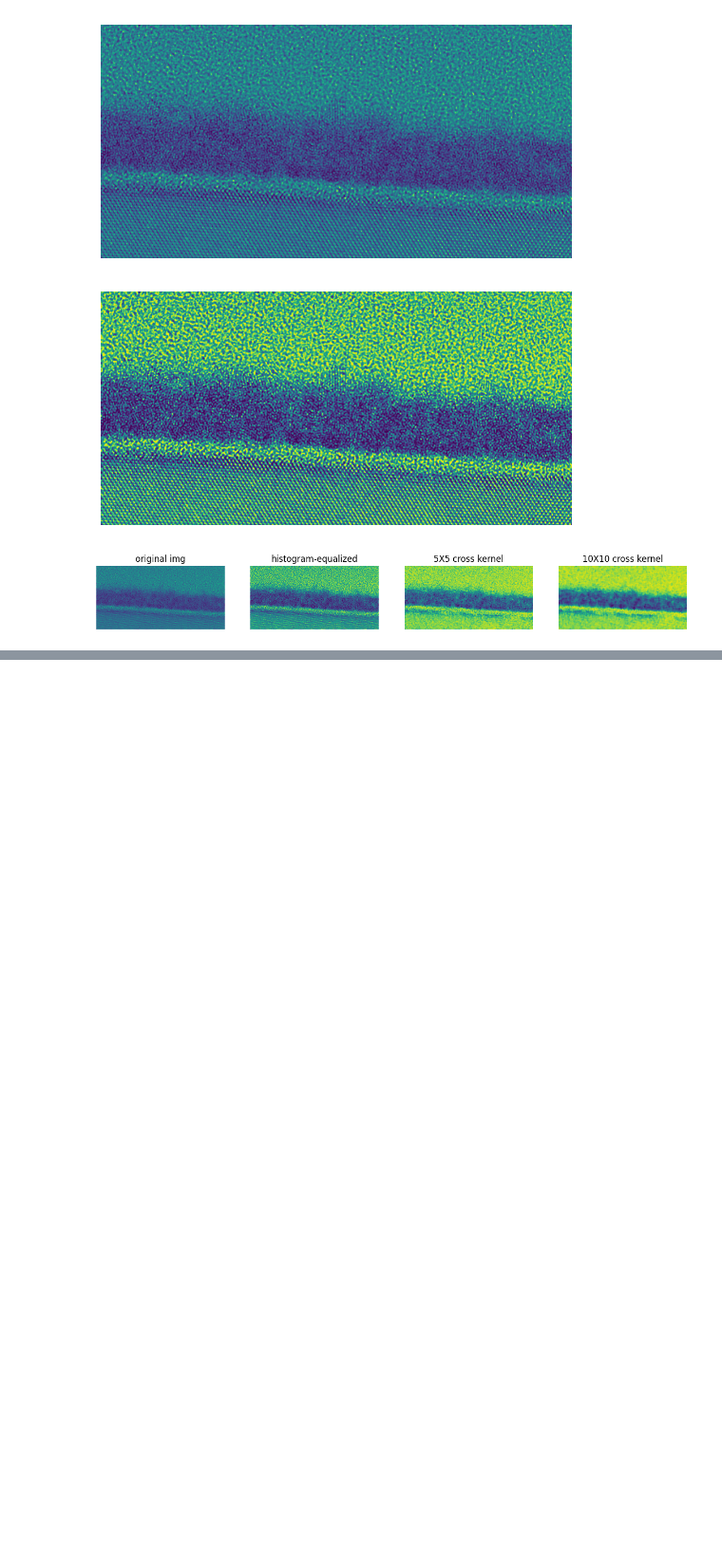
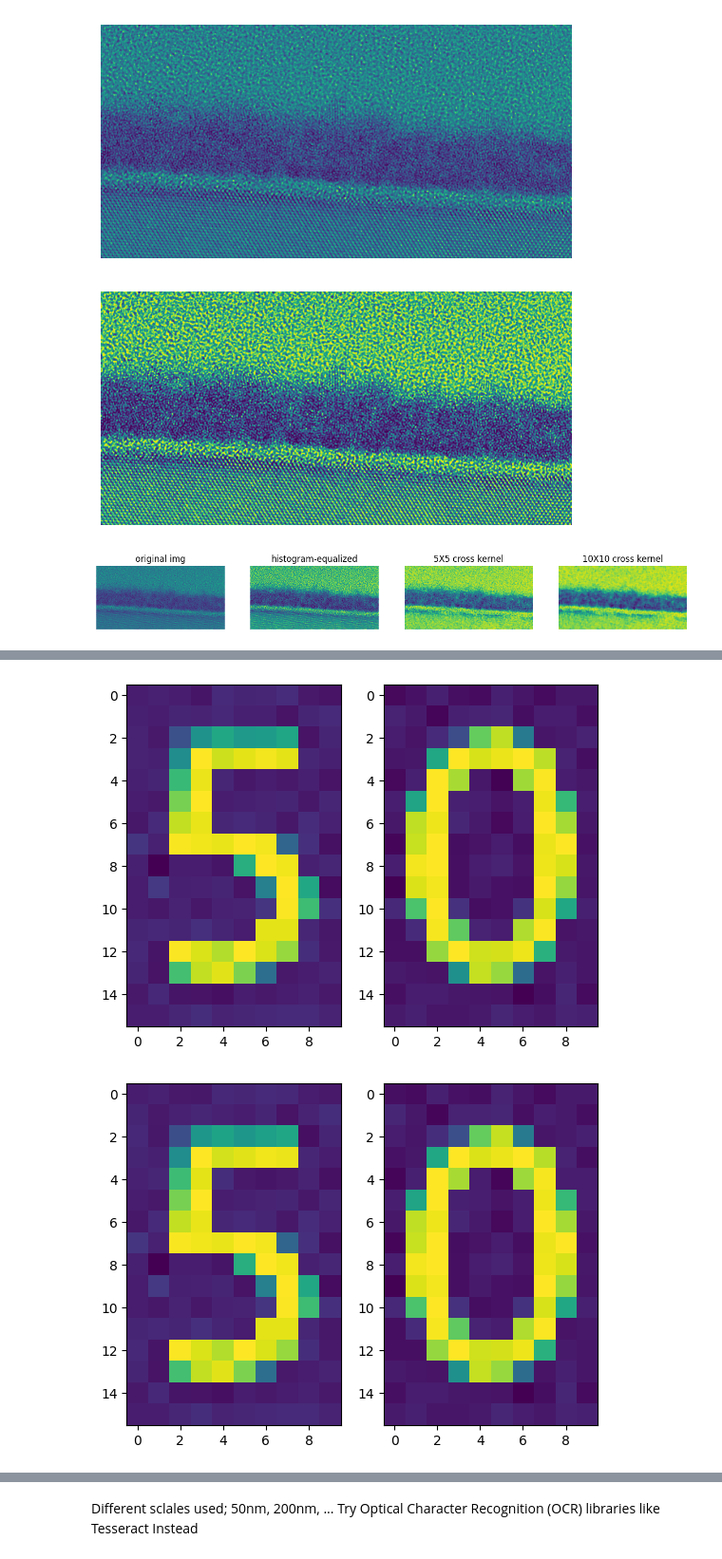
Before and after one commit to 24shiny/TEM_img, a Jupyter notebook: p0_test.ipynb, the cells around one changed output, grey strips where cells are left out. Shown at 95% size. Drawn from its saved outputs; the diff is of its cells as text; code cells hidden in the pictures; blank space fills up the shorter version.

```diff
--- a/p0_test.ipynb
+++ b/p0_test.ipynb
@@ -133,0 +176,10 @@ plt.show()
+# %%
+for i in range(len(file[:5])):
+    img = cv2.imread(path+file[i], cv2.IMREAD_GRAYSCALE)
+    fig, axs = plt.subplots(1,2)
+    axs[0].imshow(img[611:627,501:511]) # 16X10
+    axs[1].imshow(img[611:627,510:520])
+    plt.show()
+# %% [output]
+[figure, added]
+[figure, added]
@@ -133,0 +189,2 @@ plt.show()
+# %% [markdown]
+Different sclales used; 50nm, 200nm, ... Try Optical Character Recognition (OCR) libraries like Tesseract Instead
```
Also changed, not shown: parts of 11 cells of this notebook, 8 other files.
